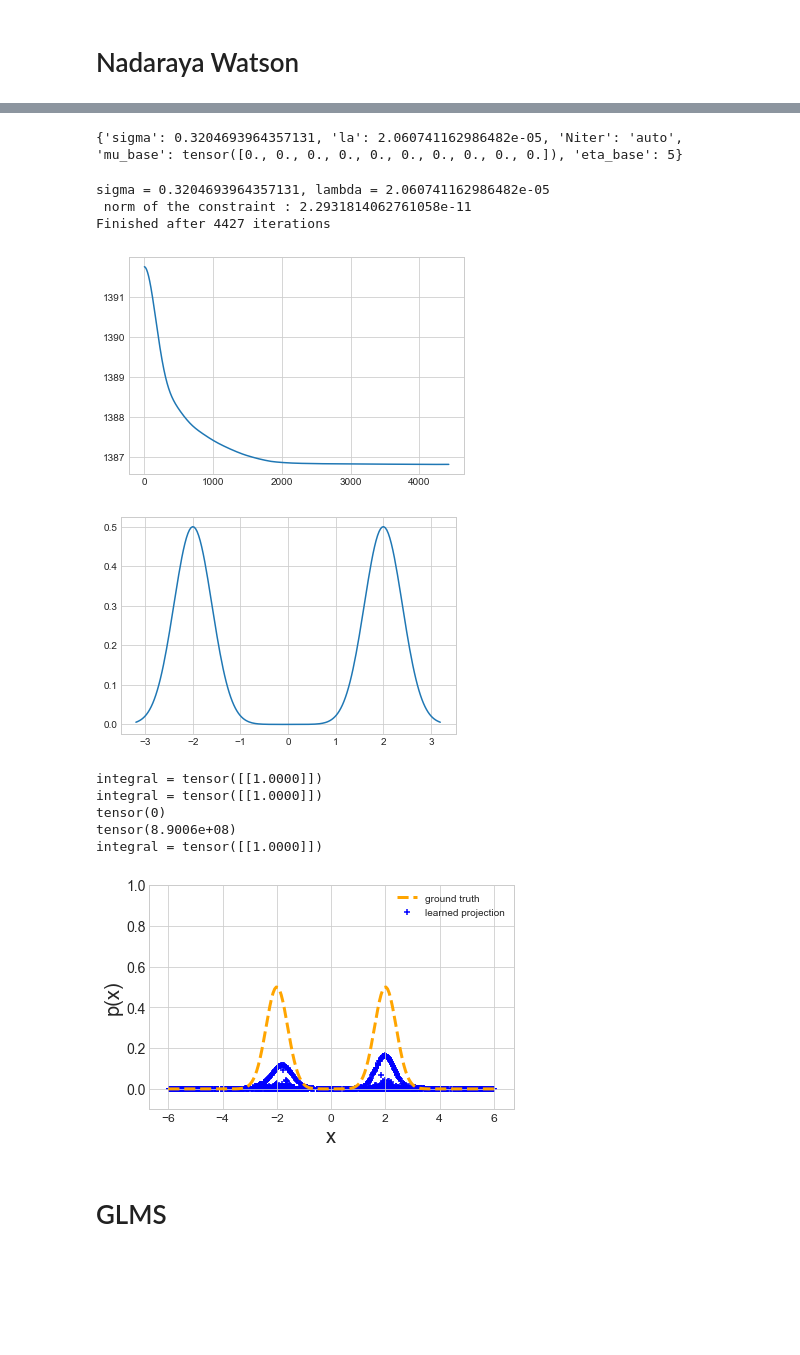
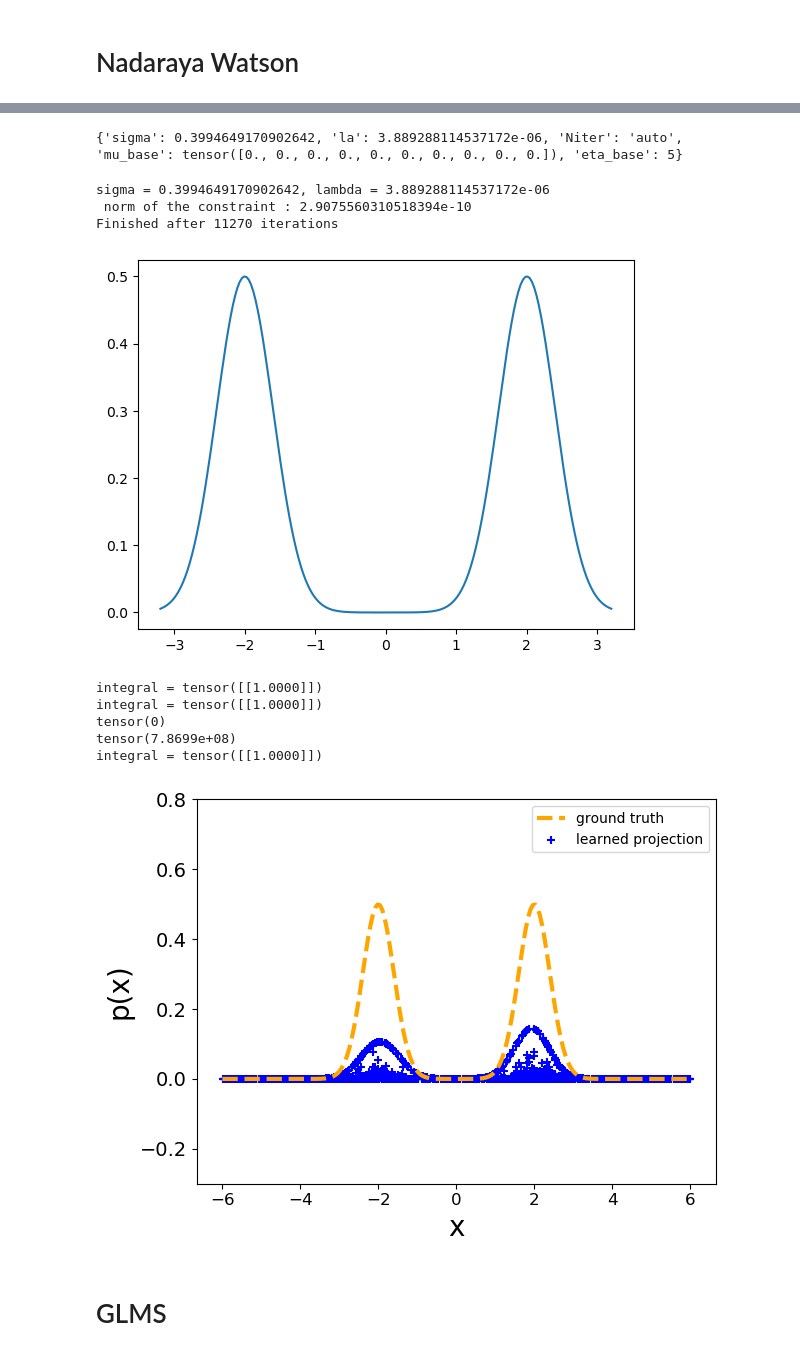
Before and after one commit to umarteau/non_negative_model, a Jupyter notebook: npm_nnf/density_estimation/Density_experimentsHD2.ipynb, the cells around one changed output, grey strips where cells are left out. Drawn from its saved outputs; the diff is of its cells as text; code cells hidden in the pictures; blank space fills up the shorter version.

Commit message:
training scripts

```diff
--- a/npm_nnf/density_estimation/Density_experimentsHD2.ipynb
+++ b/npm_nnf/density_estimation/Density_experimentsHD2.ipynb
@@ -32,7 +32,9 @@ warnings.filterwarnings('ignore')
 
 import sys
 import matplotlib.pyplot as plt
-plt.style.use('seaborn-whitegrid')
+import matplotlib as mpl
+mpl.rcParams.update(mpl.rcParamsDefault)
+#plt.style.use('classic')
 
 
 
@@ -72,5 +74,5 @@ data_set = gen(ndata)
 # %%
-save_path = f'models/density_estimation_{d}d'
+save_path = f'models/density_estimation_{d}d_ndata_{ndata}'
 # %%
 def gentest(ntest,ctest,radtest,frac = 0.5):
     ds = torch.zeros((ntest,d))
@@ -438,5 +411,5 @@ Finished after 18440 iterations
 # %%
-df,best_params,aux = utils_train.get_results(save_path+'_option2',model = model,version = None)
+df,best_params,aux = utils_train.get_results(save_path+'_option3',model = model,version = None)
 display(df)
 # %% [output]
 |  | number | value | datetime_start | datetime_complete | duration | params_la | params_sigma | ... |
@@ -459,18 +432,19 @@ display(df)
 # %%
 eta = 0
-params = aux(1)
+params = aux(0)
 print(params)
 # %% [output]
-{'sigma': 0.3204693964357131, 'la': 2.060741162986482e-05, 'Niter': 'auto', 'mu_base': tensor([0., 0., 0., 0., 0., 0., 0., 0., 0., 0.]), 'eta_base': 5}
+{'sigma': 0.3994649170902642, 'la': 3.889288114537172e-06, 'Niter': 'auto', 'mu_base': tensor([0., 0., 0., 0., 0., 0., 0., 0., 0., 0.]), 'eta_base': 5}
 # %%
 clf = model(**params)
 clf.fit(X)
 # %% [output]
-sigma = 0.3204693964357131, lambda = 2.060741162986482e-05
- norm of the constraint : 2.2931814062761058e-11
-Finished after 4427 iterations
+sigma = 0.3994649170902642, lambda = 3.889288114537172e-06
+ norm of the constraint : 2.9075560310518394e-10
+Finished after 11270 iterations
-[figure, removed]
 # %%
+import matplotlib as mpl
+mpl.rcParams.update(mpl.rcParamsDefault)
 #xtest = torch.linspace(-,5,3000)
 c,rad,ntest = 0,6,1000
 
@@ -493,42 +467,42 @@ xdata = data_set
 xhaha = torch.linspace(-rad,rad,200)
 yhaha = 0.5*(torch.exp(-(xhaha-r_data)**2/(2*sigma_data**2)) +torch.exp(-(xhaha+r_data)**2/(2*(sigma_data)**2)) )
 #yhaha = density_data(xhaha)
 
 
 
 #xtest = torch.load(pt_path+'xtest_linear0.pt')
 #ytest = torch.load(pt_path+'ytest_linear0.pt')
 #xdata = torch.load(pt_path+'xdataExperiments.pt')
 #ydata_set = torch.load(pt_path+'ydata_linear0.pt')
 
 
 #ytestref = density_fun(xtest)
 
 
 
 fig = plt.figure()
 plt.scatter(xtest[:,0],ytest[:],lw = 1.5,label='learned projection',zorder = -1,marker = '+',color = 'b')
 plt.scatter(xtest2[:,0],ytest2[:],lw = 1.5,zorder = -1,marker = '+',color = 'b')
 plt.plot(xhaha,yhaha,lw = 3,linestyle = 'dashed',label = 'ground truth',color = 'orange')
 #plt.plot(xtest,ytestref,linestyle = 'dashed',lw = 3,label = 'ground truth')
 #plt.scatter(xdata,ydata_set,marker = '+',color = 'r',lw = 2,label = 'training points',zorder = 1)
 plt.legend()
 plt.xlabel("x",fontsize = 20)
 plt.ylabel("p(x)",fontsize = 20)
 plt.yticks(fontsize=14)
 plt.xticks(fontsize=12)
-plt.ylim(-0.1,1)
+plt.ylim(-0.3,0.8)
 plt.tight_layout()
-#fig.savefig('linearPlot0density.pdf' , format='pdf', dpi=100)
+fig.savefig('NW0densityIMPORTANT.pdf' , format='pdf', dpi=100)
 plt.show()
 # %% [output]
-[figure, old version]
+[figure, new version]
 integral = tensor([[1.0000]])
 integral = tensor([[1.0000]])
 tensor(0)
-tensor(8.9006e+08)
+tensor(7.8699e+08)
 integral = tensor([[1.0000]])
-[figure, old version]
+[figure, new version]
 # %% [markdown]
 # GLMS
 # %%
```
Also changed, not shown: parts of 11 cells of this notebook, 8 other files.
